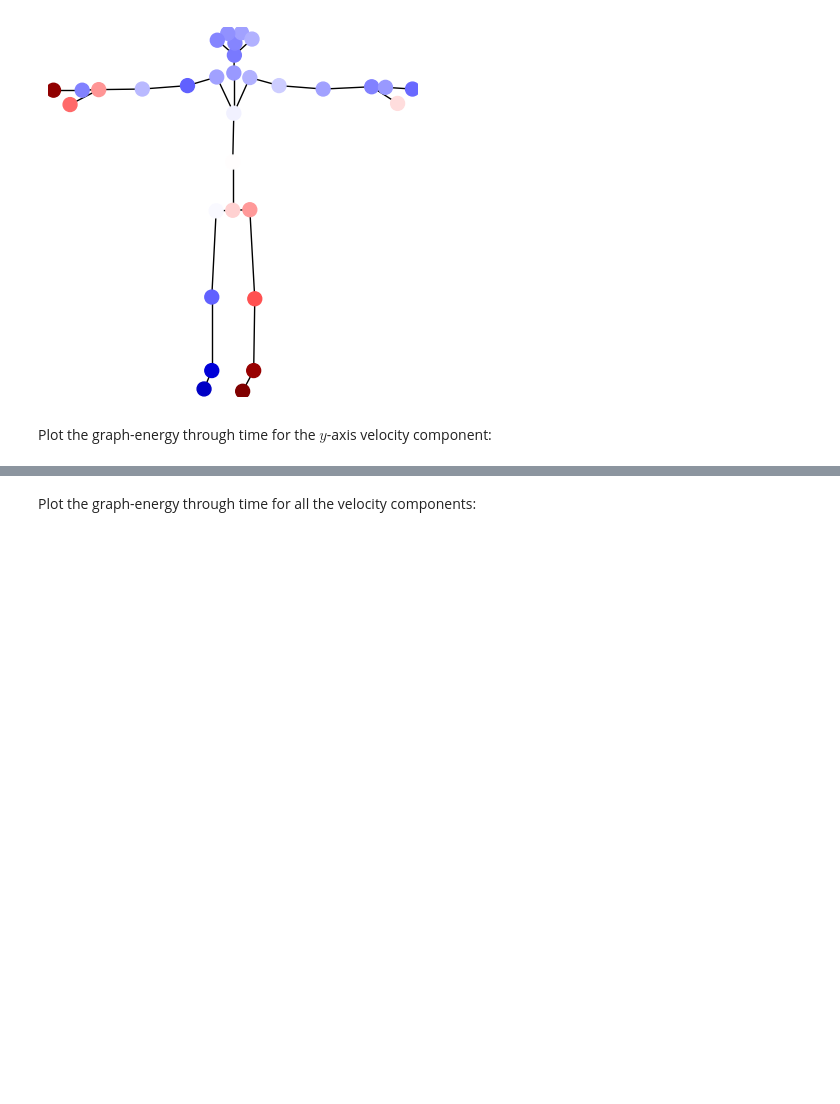
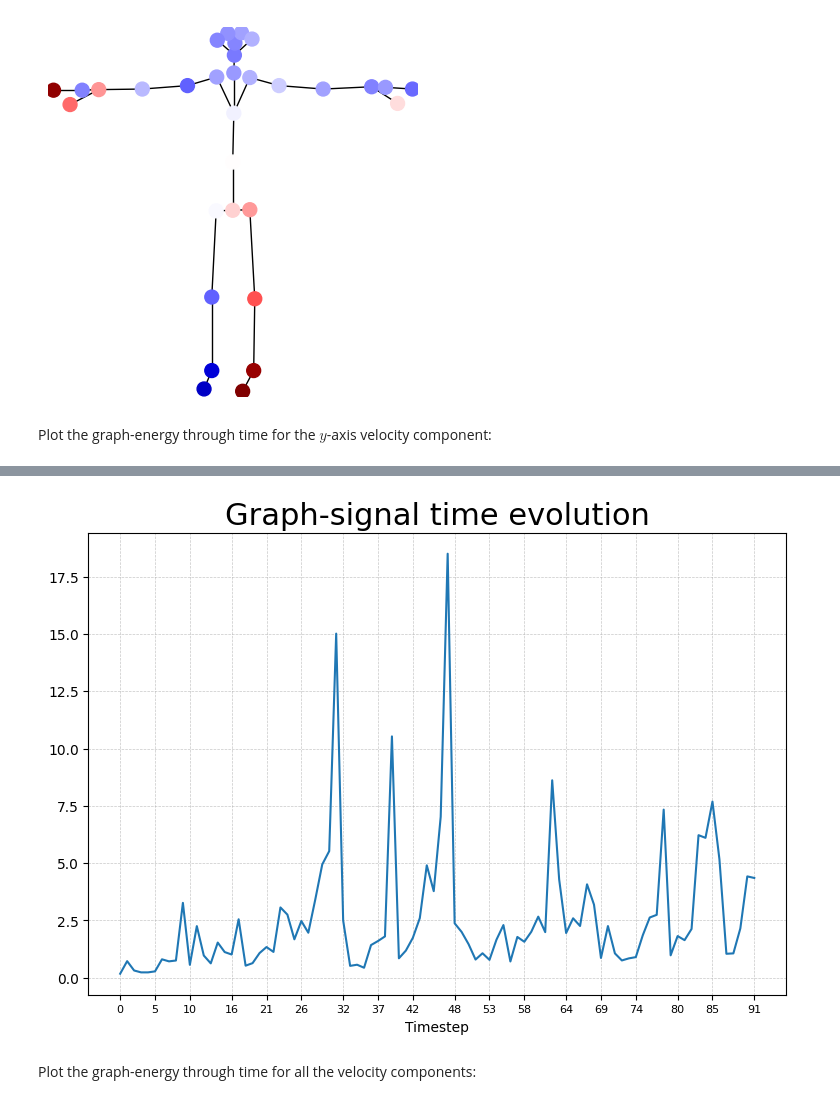
Before and after one commit to rafael-dimare/gft_gait_analysis, a Jupyter notebook: notebooks/skeleton_clean.ipynb, the cells around one changed output, grey strips where cells are left out. Cells and saved outputs as stored; diff of their text form; code cells hidden in the pictures; blank space fills up the shorter version.

```diff
--- a/notebooks/skeleton_clean.ipynb
+++ b/notebooks/skeleton_clean.ipynb
@@ -584,3 +696,8 @@ viz.plot_energy_evolution(gait.vy)
+# %%
+viz = Visualizer()
+viz.plot_energy_evolution(gait.vy, display_timestamps=False)
+# %% [output]
+[figure, added]
 # %% [markdown]
 Plot the graph-energy through time for all the velocity components:
 # %%
```
Also changed, not shown: parts of 15 cells of this notebook, 5 other files.
